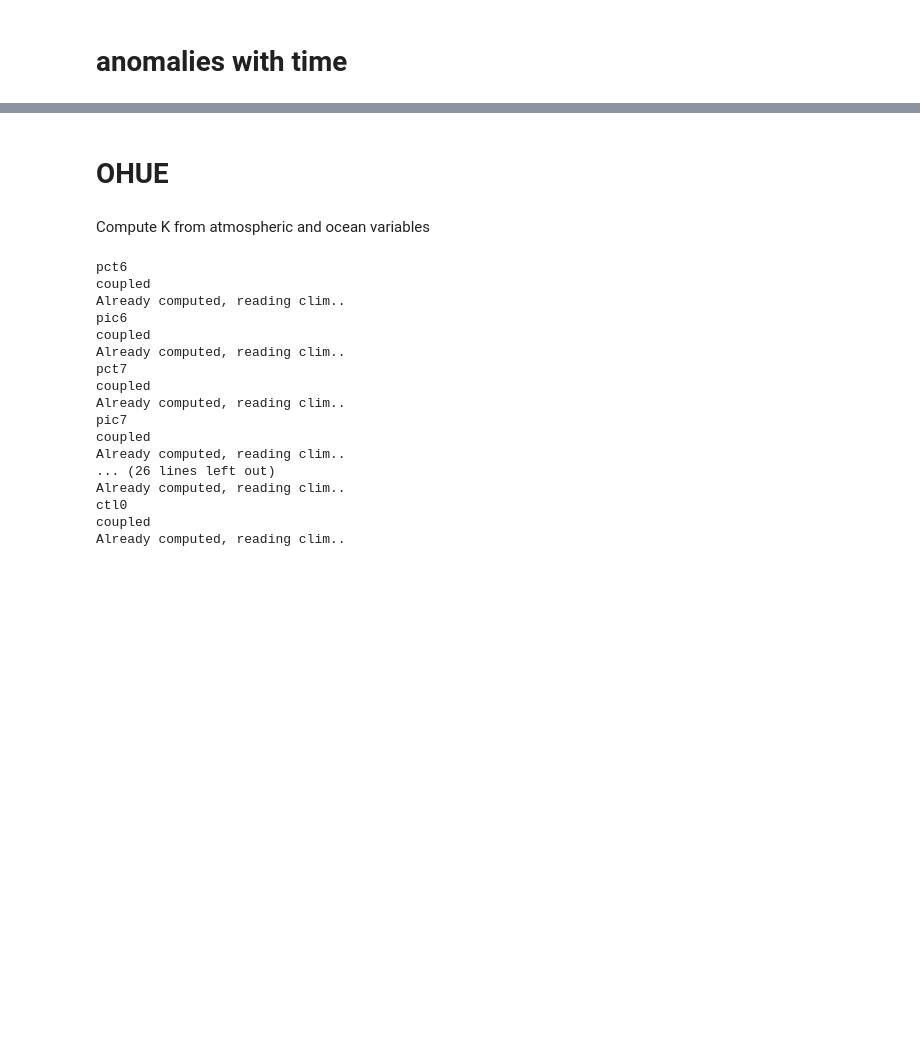
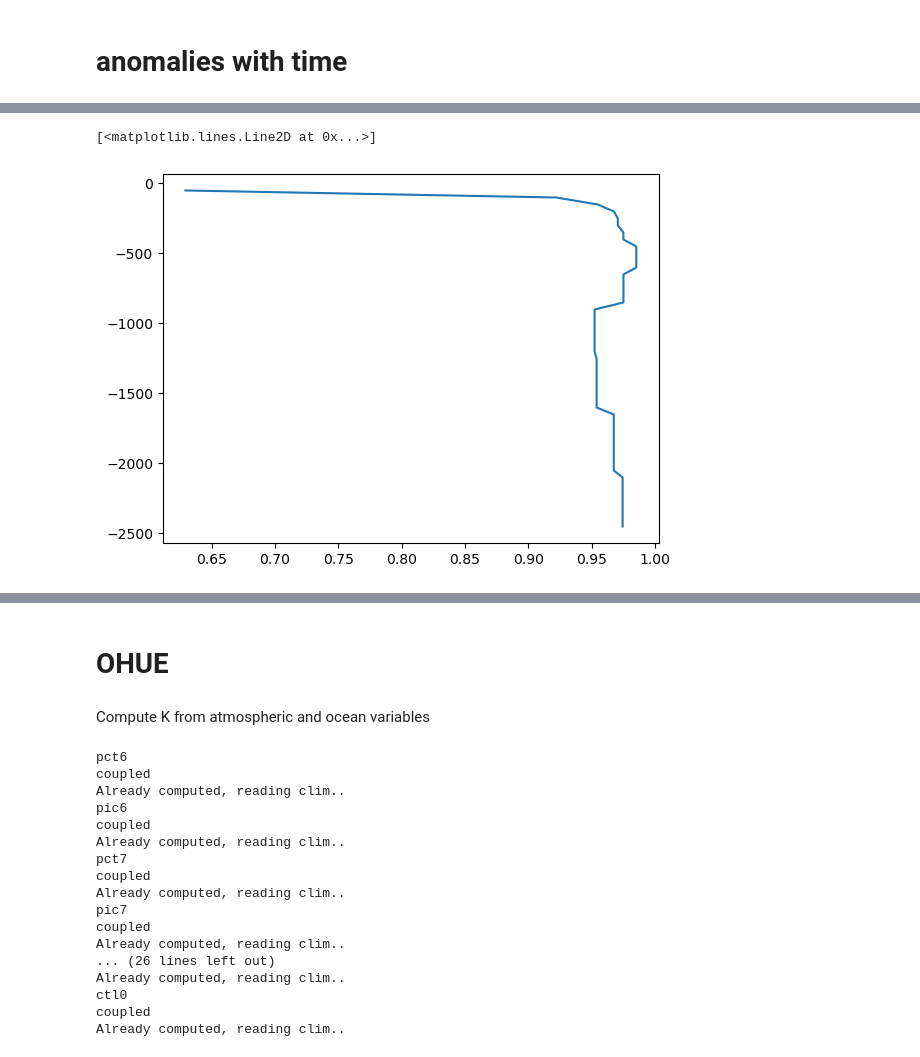
Before and after one commit to fedef17/ece-diags, a Jupyter notebook: check_multiexp/check_1pct_ohue.ipynb, the cells around one changed output, grey strips where cells are left out. Saved outputs shown, nothing was run; the diff lists cells and outputs as text; code cells hidden in the pictures; blank space fills up the shorter version.

```diff
--- a/check_multiexp/check_1pct_ohue.ipynb
+++ b/check_multiexp/check_1pct_ohue.ipynb
@@ -131,0 +140,11 @@ plt.show()
+# %%
+depths = np.array(depths)
+# %%
+corr_depth = []
+for j in range(50):
+    corr_depth.append(stats.linregress(depths[:,j], n2_pi)[2])
+
+plt.plot(corr_depth,-np.arange(0,2500,50))
+# %% [output]
+[<matplotlib.lines.Line2D at 0x...>]
+[figure, added]
```
Also changed, not shown: parts of 18 cells of this notebook, 3 other files.
